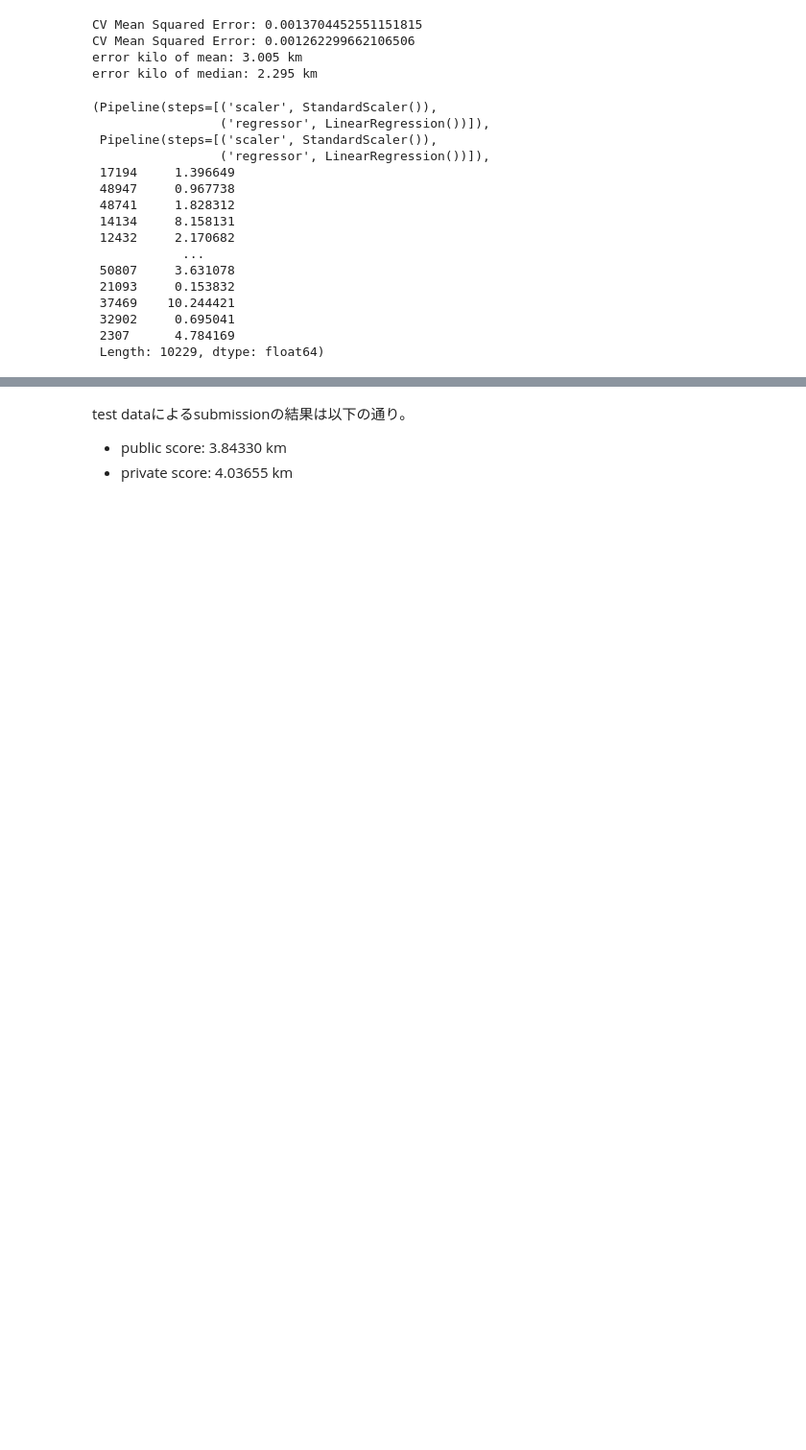
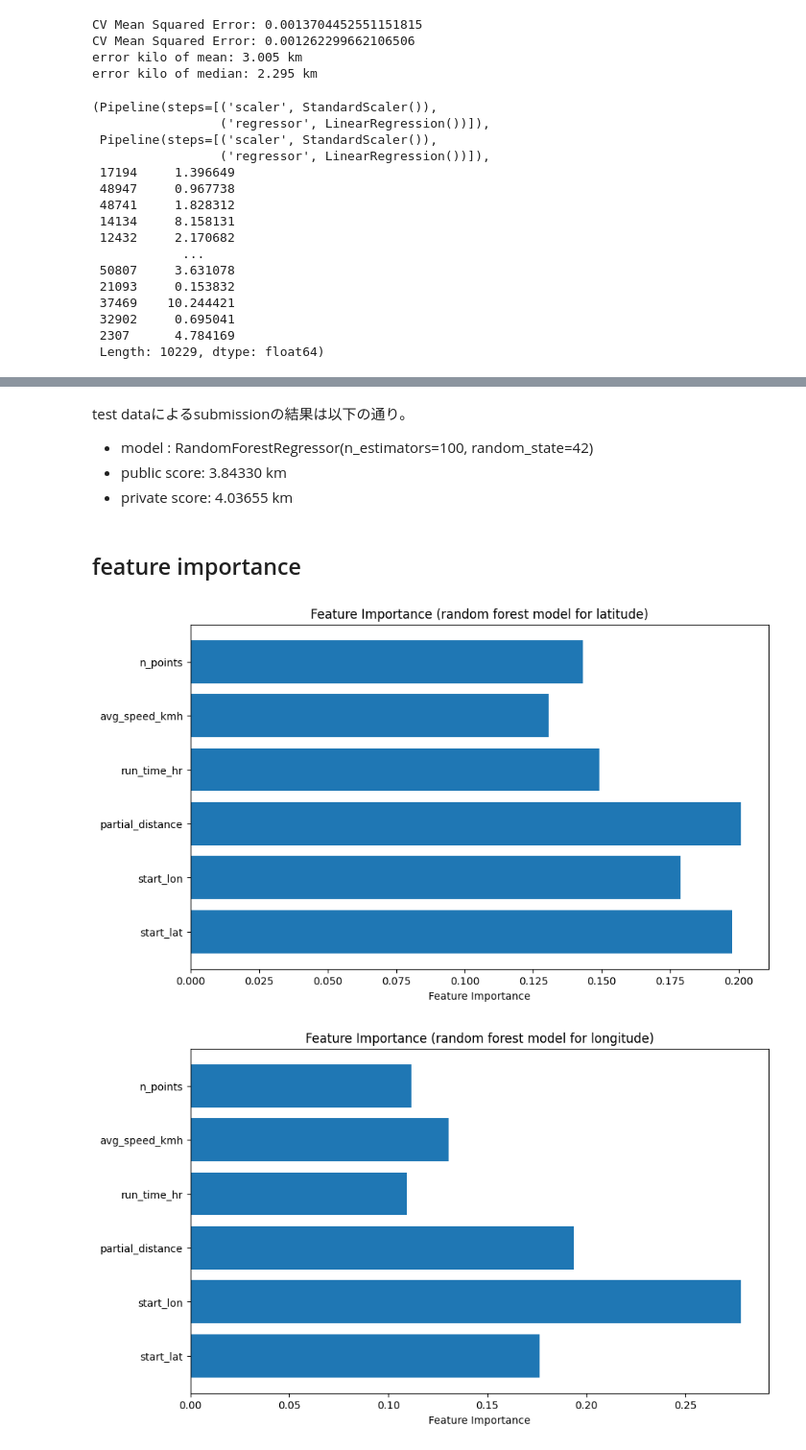
Before and after one commit to taskmemo/data-science-portfolio-taskmemo, a Jupyter notebook: study/taxi_trajectory/taxi_trajectory.ipynb, the cells around one changed output, grey strips where cells are left out. Shown at 96% size. Cells and saved outputs as stored; diff of their text form; code cells hidden in the pictures; blank space fills up the shorter version.

```diff
--- a/study/taxi_trajectory/taxi_trajectory.ipynb
+++ b/study/taxi_trajectory/taxi_trajectory.ipynb
@@ -448,5 +450,31 @@ df_submit = pd.DataFrame({
 df_submit.to_csv("/Users/tasukukurasawa/projectdir/data-science-portfolio-taskmemo/data/taxi_trajectory_submission.csv", index=False)
 # %% [markdown]
 test dataによるsubmissionの結果は以下の通り。
+- model : RandomForestRegressor(n_estimators=100, random_state=42)
 - public score: 3.84330 km
 - private score: 4.03655 km
+# %% [markdown]
+## feature importance
+# %%
+# model feature importance visualization
+model_lat_rf = model_lat.named_steps['regressor']
+model_lon_rf = model_lon.named_steps['regressor']
+
+# latitude feature importance
+plt.figure(figsize=(10, 6))
+plt.barh(range(len(model_lat_rf.feature_importances_)), model_lat_rf.feature_importances_)
+plt.yticks(range(len(model_lat_rf.feature_importances_)), x_reduced.columns)
+plt.xlabel("Feature Importance")
+plt.title("Feature Importance (random forest model for latitude)")
+plt.show()
+
+# longitude feature importance
+plt.figure(figsize=(10, 6))
+plt.barh(range(len(model_lon_rf.feature_importances_)), model_lon_rf.feature_importances_)
+plt.yticks(range(len(model_lon_rf.feature_importances_)), x_reduced.columns)
+plt.xlabel("Feature Importance")
+plt.title("Feature Importance (random forest model for longitude)")
+plt.show()
+# %% [output]
+[figure, added]
+[figure, added]
```
Also changed, not shown: parts of 19 cells of this notebook, 3 other files.
